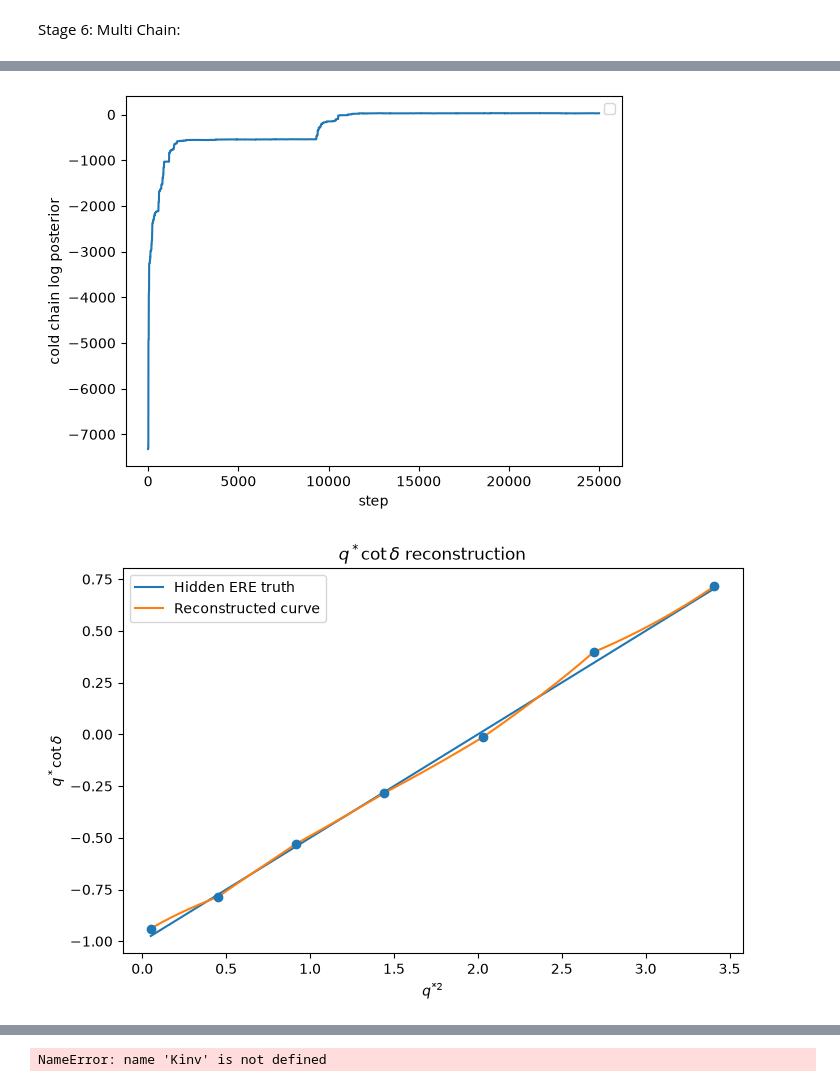
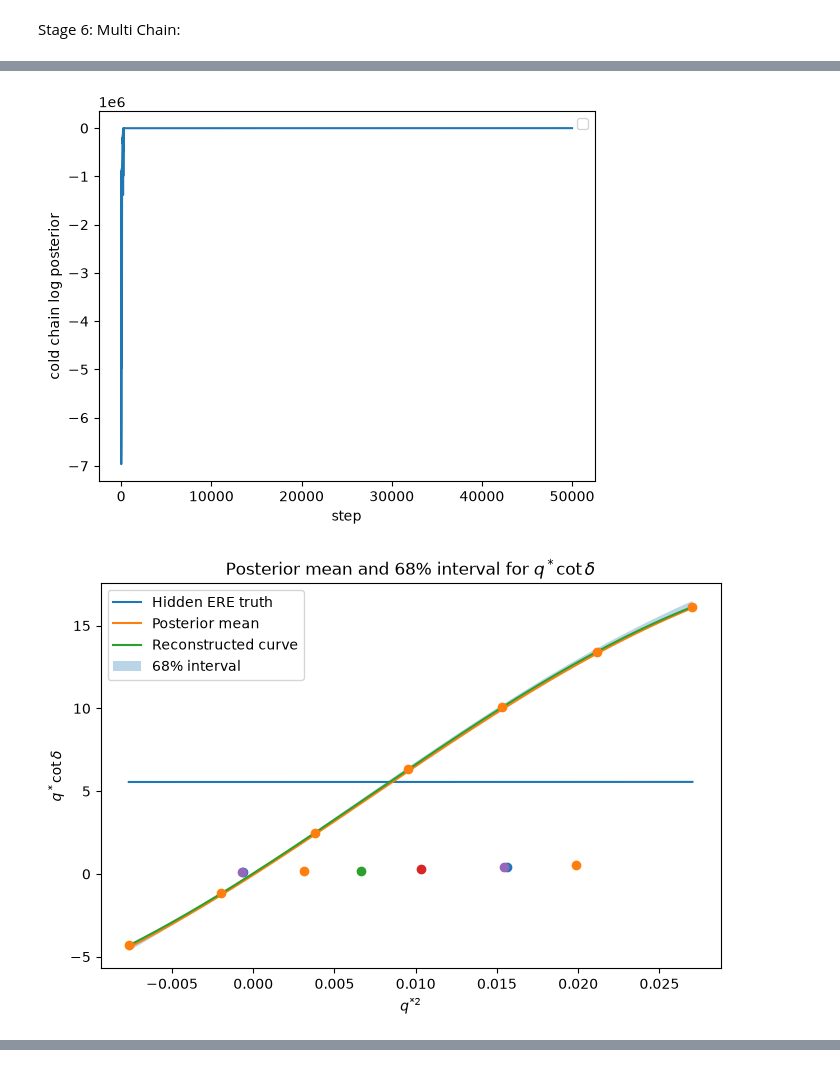
Before and after one commit to ShingLi15/Gaussian-Process-Regressions-for-Di-Nucleon-Data, a Jupyter notebook: Research Paper/GPR using data.ipynb, the cells around one changed output, grey strips where cells are left out. Cells and saved outputs as stored; diff of their text form; code cells hidden in the pictures.

Commit message:
Checkpoint for GPR using data

```diff
--- a/Research Paper/GPR using data.ipynb
+++ b/Research Paper/GPR using data.ipynb
@@ -634,0 +562,3 @@ for i in range(len(a_r_Values)):
+# %%
+for i in range(len(data_real)):
+    print(data_real[i]['E_obs'])
@@ -773,11 +707,14 @@ def build_observed_cache(data):
     return cache
 
 
-observed_cache_0 = build_observed_cache(data0)
-observed_cache_1 = build_observed_cache(data1)
+# observed_cache_0 = build_observed_cache(data0)
+# observed_cache_1 = build_observed_cache(data1)
 
-observed_cache_0_cov = build_observed_cache(data0_cov)   # a=1, r=1
-observed_cache_1_cov = build_observed_cache(data1_cov)   # a=2, r=0
+# observed_cache_0_cov = build_observed_cache(data0_cov)   # a=1, r=1
+# observed_cache_1_cov = build_observed_cache(data1_cov)   # a=2, r=0
+
+observed_cache_real = build_observed_cache(data_real)
+
 big_penalty = -1e6
 count_mismatch_penalty = -25.0
 
@@ -1137,12 +1074,15 @@ sector_keys = [(L, Psq) for L in L_values for Psq in Psq_to_nP.keys()]
 color_cycle = plt.cm.tab10.colors
 color_by_sector = {key: color_cycle[i % len(color_cycle)] for i, key in enumerate(sector_keys)}
 
-def plot_mcmc(observed_cache, best_cold_state, cold_log_post_history, samples):
+def plot_mcmc(observed_cache, best_cold_state, cold_log_post_history, samples, data):
     best_f_knots,  best_sigma ,best_length_scale= best_cold_state
 
-    a_true, r_true = a_r_Values[0]
     q_star_sq_grid = (Ecm_grid/2)**2 - m**2
-    q_cot_delta = -1/a_true + 0.5*r_true*q_star_sq_grid
+
+    a_true, r_true, p4_true = a_r_Values[0]
+    q_cot_delta = -1/a_true + 0.5*r_true*q_star_sq_grid + p4_true*q_star_sq_grid**2
+
+
     # Kinv = xi * q_cot_delta / (8*np.pi*Ecm_grid)
     true_curve_at_knots = -1/a_true + 0.5*r_true*((knots/2)**2 - m**2)
     ll,lp,lh = posterior_components(true_curve_at_knots, best_length_scale,best_sigma ,observed_cache)
@@ -1180,15 +1120,15 @@ def plot_mcmc(observed_cache, best_cold_state, cold_log_post_history, samples):
     knots_q_star_sq = (knots/2)**2 - m**2
 
 
-    plt.figure(figsize=(8, 5))
-    plt.plot(q_star_sq_grid, q_cot_delta, label="Hidden ERE truth")
-    plt.plot(q_star_sq_grid, reconstructed_curves_qcd, label="Reconstructed curve")
-    plt.xlabel(r"$q^{*2}$")
-    plt.scatter(knots_q_star_sq, best_f_knots_qcd, zorder=5)
-    plt.ylabel(r"$q^*\cot\delta$")
-    plt.title(r"$q^*\cot\delta$ reconstruction")
-    plt.legend()
-    plt.show()
+    # plt.figure(figsize=(8, 5))
+    # plt.plot(q_star_sq_grid, q_cot_delta, label="Hidden ERE truth")
+    # plt.plot(q_star_sq_grid, reconstructed_curves_qcd, label="Reconstructed curve")
+    # plt.xlabel(r"$q^{*2}$")
+    # plt.scatter(knots_q_star_sq, best_f_knots_qcd, zorder=5)
+    # plt.ylabel(r"$q^*\cot\delta$")
+    # plt.title(r"$q^*\cot\delta$ reconstruction")
+    # plt.legend()
+    #plt.show()
 
 
 
@@ -1199,7 +1139,7 @@ def plot_mcmc(observed_cache, best_cold_state, cold_log_post_history, samples):
     plt.plot(q_star_sq_grid, reconstructed_curves_qcd, label="Reconstructed curve")
     plt.fill_between(q_star_sq_grid, lower_68_qcd, upper_68_qcd, alpha=0.3, label="68% interval")
     plt.scatter(knots_q_star_sq, best_f_knots_qcd, zorder=5, color="tab:orange")
-    for row in data0:
+    for row in data:
         E = row["E_obs"]
         q_sq = (E/2)**2 - m**2
         nP = Psq_to_nP[row["Psq"]]
@@ -1242,5 +1182,5 @@ Step 24000/25000 completed. Cold chain log posterior: -477.666
 # %%
-plot_mcmc(observed_cache_1_cov, best_cold_state_cov, cold_log_post_history_cov, samples_cov)
+plot_mcmc(observed_cache_real, best_cold_state_cov, cold_log_post_history_cov, samples_cov, data_real)
 # %% [output]
-[figure, old version]
+[figure, new version]
-[figure, old version]
+[figure, new version]
@@ -1248,21 +1186,0 @@ plot_mcmc(observed_cache_1_cov, best_cold_state_cov, cold_log_post_history_cov,
-# %%
-Kinv_true_grid = Kinv  # from your plot code
-Kinv_best_grid = reconstructed_curve
-
-for L in L_values:
-    for Psq in Psq_to_nP.keys():
-        key = (L, Psq)
-        if key not in observed_cache_0_cov:
-            continue
-        E_obs_arr = observed_cache_0_cov[key]["E_obs"]
-        dE_arr = observed_cache_0_cov[key]["dE"]
-        E_pred_true = find_Zeros_GPR(true_curve_at_knots, best_sigma, best_length_scale, L, Psq, Kinv_true_grid)
-        E_pred_best = find_Zeros_GPR(best_f_knots, best_sigma, best_length_scale, L, Psq, Kinv_best_grid)
-        for E_obs, dE in zip(E_obs_arr, dE_arr):
-            if len(E_pred_true) and len(E_pred_best):
-                p_true = (E_obs - E_pred_true[np.argmin(np.abs(E_pred_true-E_obs))]) / dE
-                p_best = (E_obs - E_pred_best[np.argmin(np.abs(E_pred_best-E_obs))]) / dE
-                if(np.abs(p_true-p_best) > 1):
-                    print(f"L={L},Psq={Psq}: dE={dE:.4f}  true_pull={p_true:.2f}  best_pull={p_best:.2f}")
-# %% [output]
-NameError: name 'Kinv' is not defined
```
Also changed, not shown: parts of 17 cells of this notebook.
